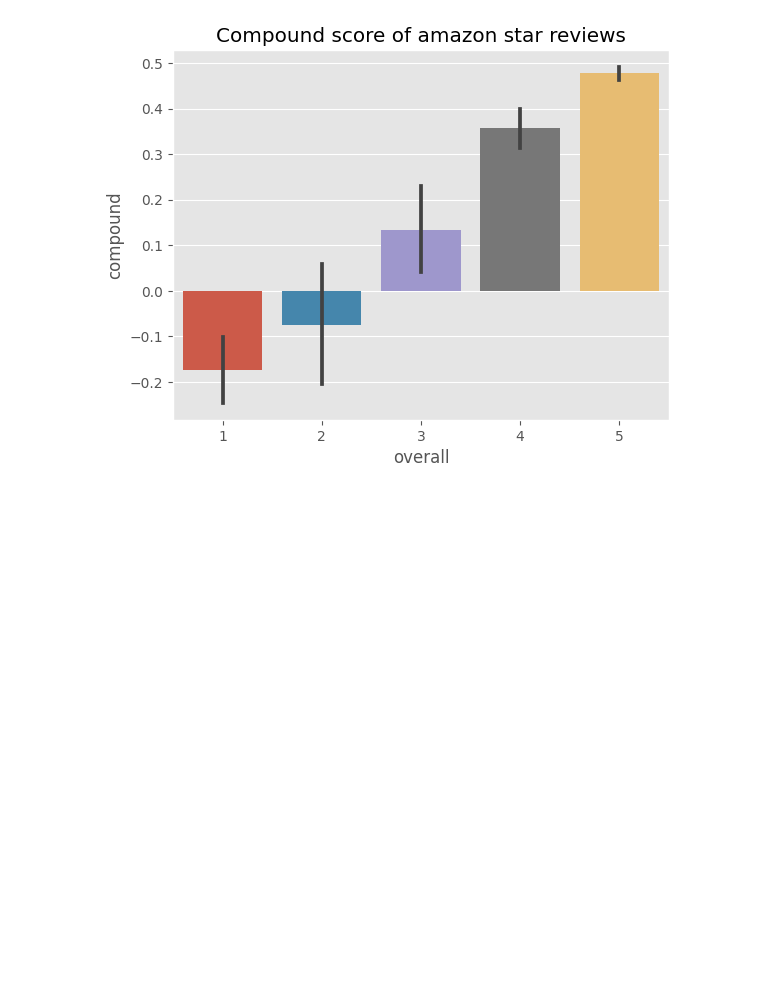
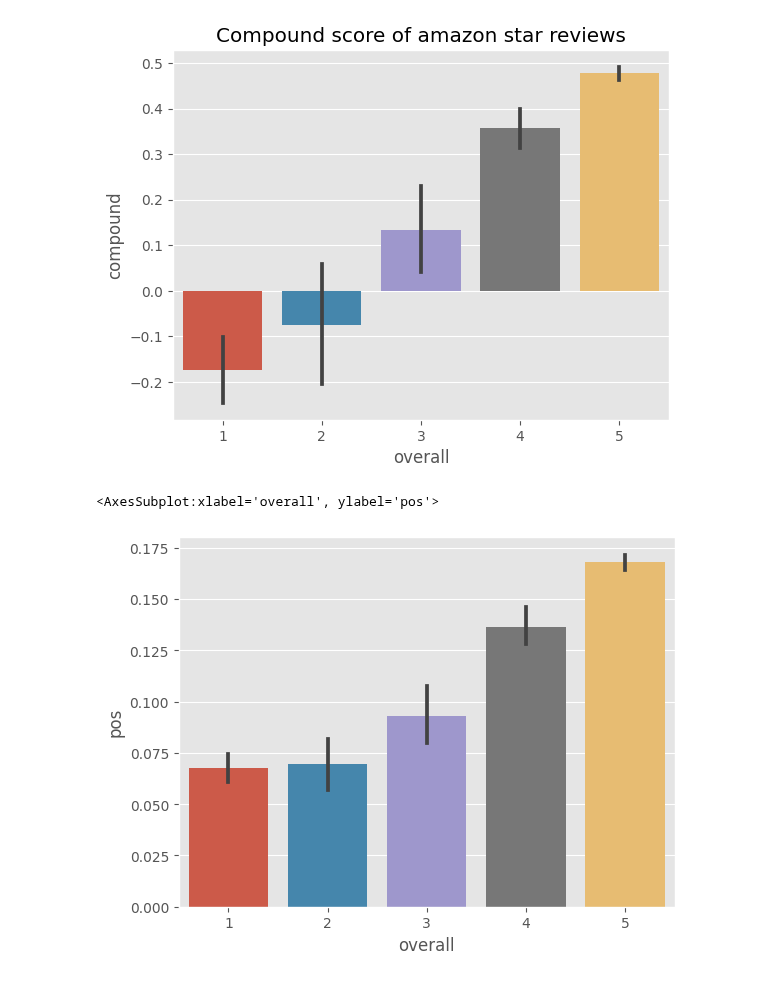
Before and after one commit to talkishita/Opinion-AI, a Jupyter notebook: Version2.ipynb, the cells around one changed output. Cells and saved outputs as stored; diff of their text form; code cells hidden in the pictures; blank space fills up the shorter version.

```diff
--- a/Version2.ipynb
+++ b/Version2.ipynb
@@ -221,3 +221,11 @@ ax.set_title('Compound score of amazon star reviews')
 plt.show()
 # %% [output]
 [figure]
+# %%
+#Just what we assumed for the overall score more the compound
+#now let's do that plot with negative, positive and neutral reviews
+
+sns.barplot(data=vaders, x='overall', y='pos')
+# %% [output]
+<AxesSubplot:xlabel='overall', ylabel='pos'>
+[figure, added]
```
Also changed, not shown: parts of 1 cell of this notebook.
